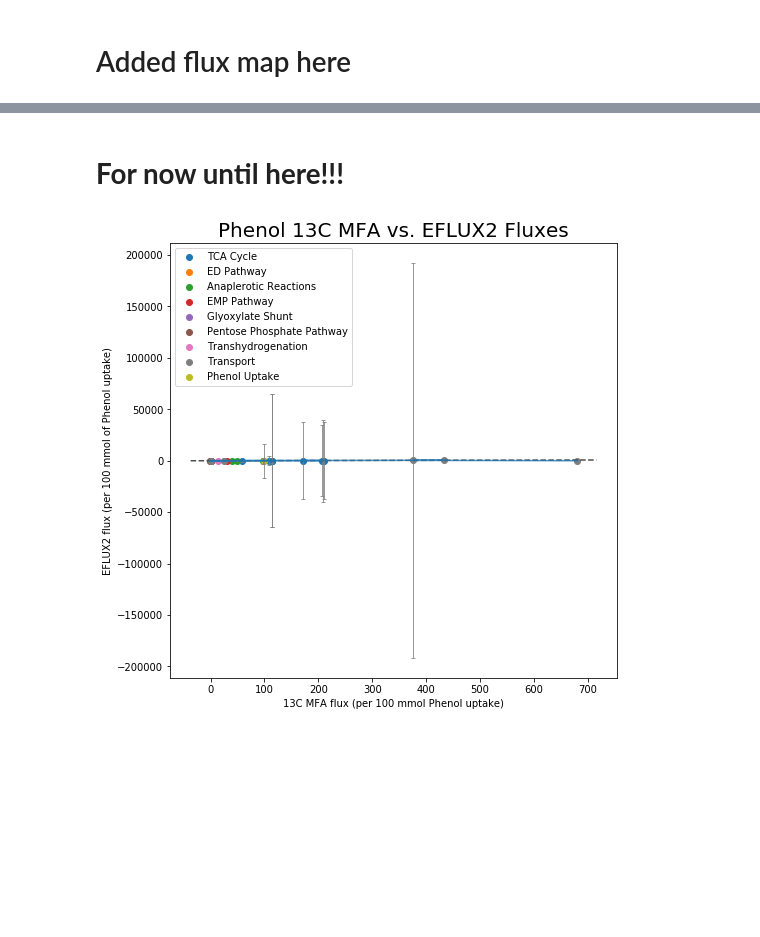
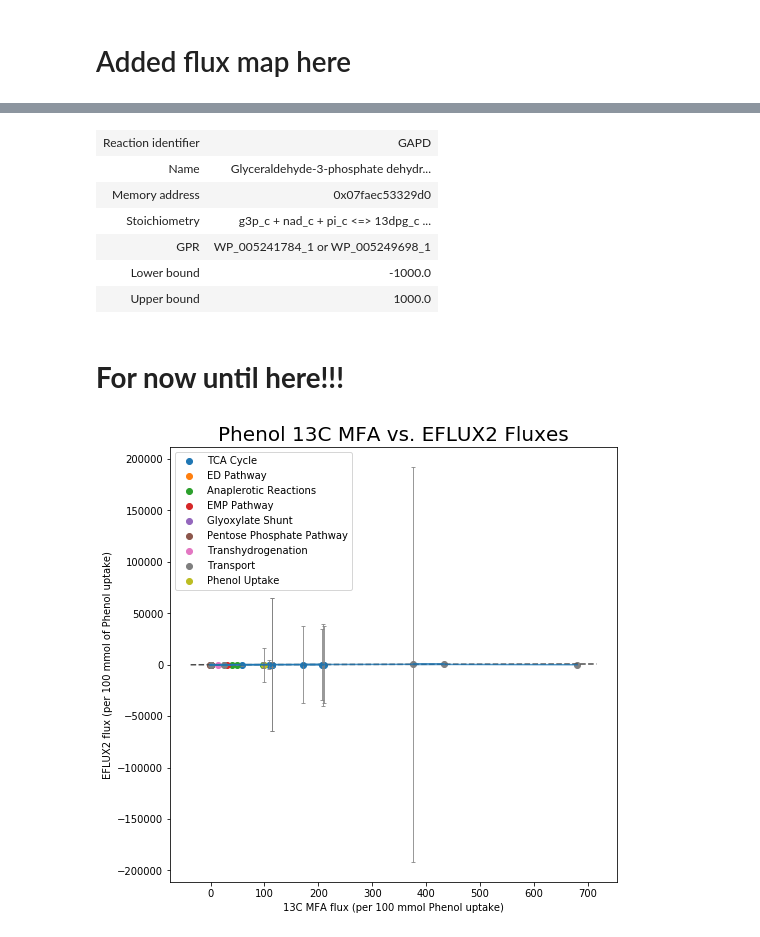
Before and after one commit to LBLQMM/RhodococcusGSM, a Jupyter notebook: Biodesign_gr/notebooks/I_EFLUX2-SPOT_predictionswithreprocesseddatacorr3_clean_gr.ipynb, the cells around one changed output, grey strips where cells are left out. Cells and saved outputs as stored; diff of their text form; code cells hidden in the pictures; blank space fills up the shorter version.

```diff
--- a/Biodesign_gr/notebooks/I_EFLUX2-SPOT_predictionswithreprocesseddatacorr3_clean_gr.ipynb
+++ b/Biodesign_gr/notebooks/I_EFLUX2-SPOT_predictionswithreprocesseddatacorr3_clean_gr.ipynb
@@ -491,0 +534,10 @@ map_flux_results(obspred_fluxes, 'Flux')
+# %%
+model.reactions.get_by_id('GAPD')
+# %% [output]
+| Reaction identifier | GAPD |
+| Name | Glyceraldehyde-3-phosphate dehydr... |
+| Memory address | 0x07faec53329d0 |
+| Stoichiometry | g3p_c + nad_c + pi_c <=> 13dpg_c ... |
+| GPR | WP_005241784_1 or WP_005249698_1 |
+| Lower bound | -1000.0 |
+| Upper bound | 1000.0 |
```
Also changed, not shown: parts of 11 cells of this notebook, 8 other files.
